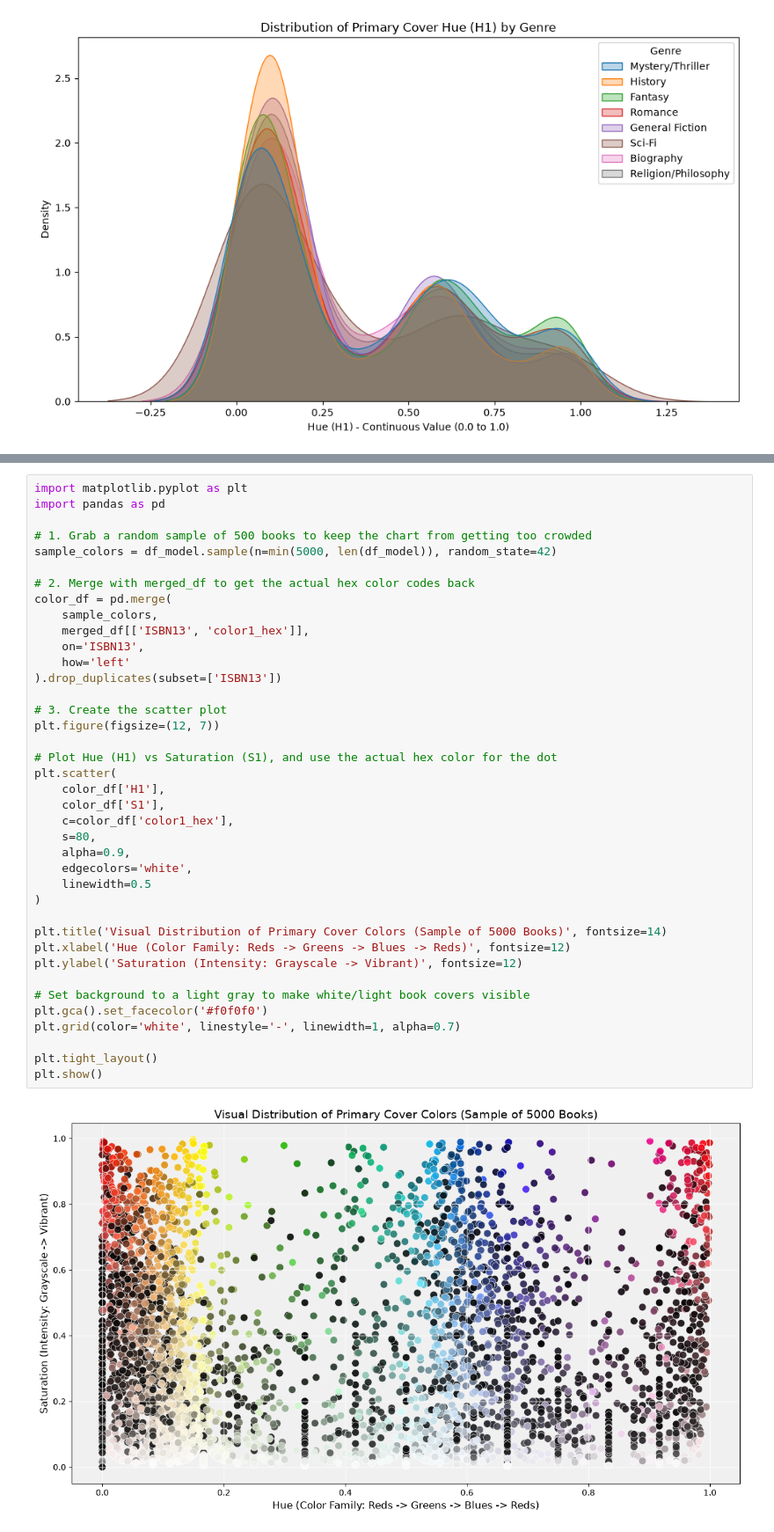
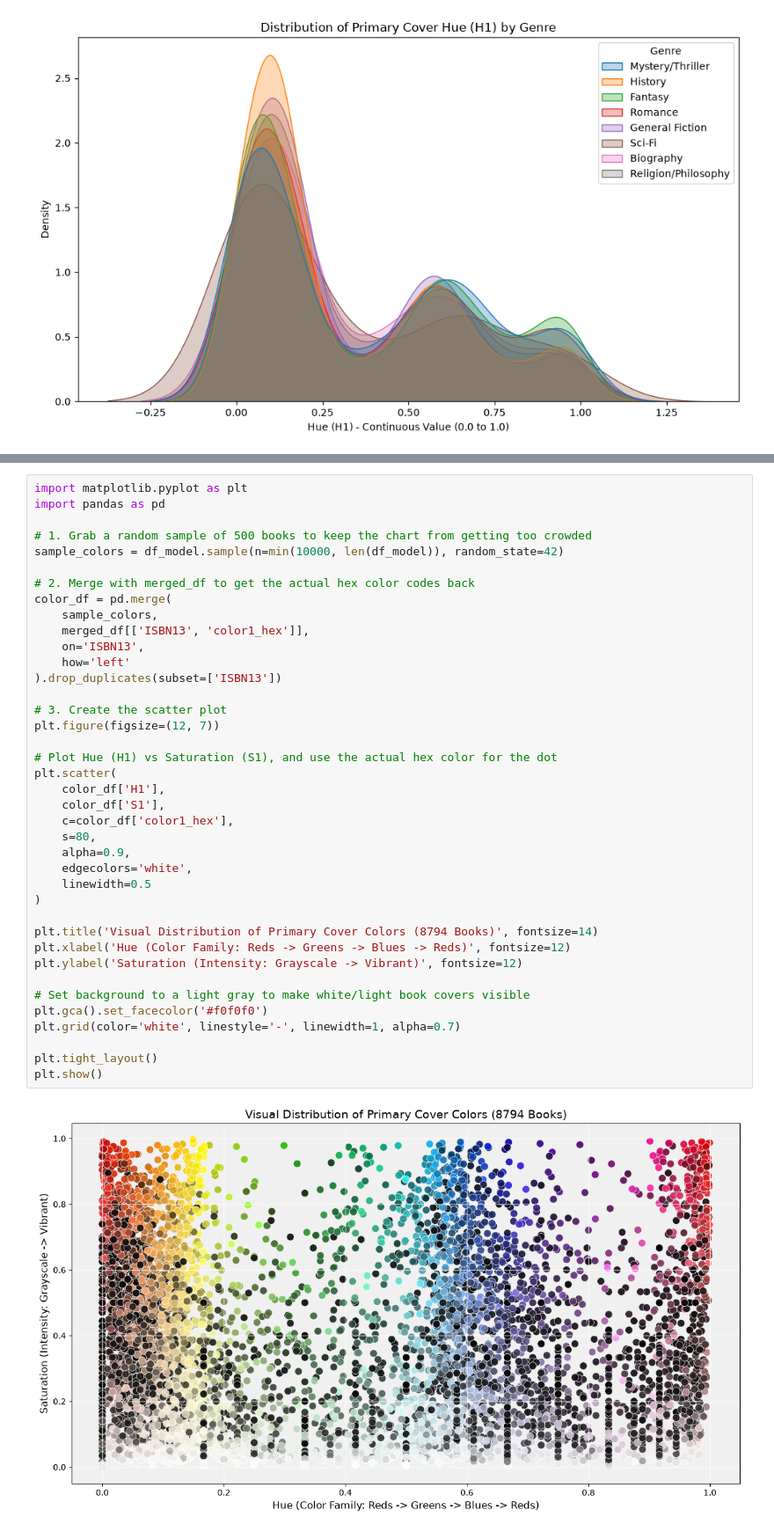
Before and after one commit to Churro1/CS5830_Project5, a Jupyter notebook: Project5.ipynb, the cells around one changed output, grey strips where cells are left out. Shown at 88% size. Drawn from its saved outputs; the diff is of its cells as text.

```diff
--- a/Project5.ipynb
+++ b/Project5.ipynb
@@ -365,39 +365,39 @@ import matplotlib.pyplot as plt
 import pandas as pd
 
 # 1. Grab a random sample of 500 books to keep the chart from getting too crowded
-sample_colors = df_model.sample(n=min(5000, len(df_model)), random_state=42)
+sample_colors = df_model.sample(n=min(10000, len(df_model)), random_state=42)
 
 # 2. Merge with merged_df to get the actual hex color codes back
 color_df = pd.merge(
     sample_colors,
     merged_df[['ISBN13', 'color1_hex']],
     on='ISBN13',
     how='left'
 ).drop_duplicates(subset=['ISBN13'])
 
 # 3. Create the scatter plot
 plt.figure(figsize=(12, 7))
 
 # Plot Hue (H1) vs Saturation (S1), and use the actual hex color for the dot
 plt.scatter(
     color_df['H1'],
     color_df['S1'],
     c=color_df['color1_hex'],
     s=80,
     alpha=0.9,
     edgecolors='white',
     linewidth=0.5
 )
 
-plt.title('Visual Distribution of Primary Cover Colors (Sample of 5000 Books)', fontsize=14)
+plt.title('Visual Distribution of Primary Cover Colors (8794 Books)', fontsize=14)
 plt.xlabel('Hue (Color Family: Reds -> Greens -> Blues -> Reds)', fontsize=12)
 plt.ylabel('Saturation (Intensity: Grayscale -> Vibrant)', fontsize=12)
 
 # Set background to a light gray to make white/light book covers visible
 plt.gca().set_facecolor('#f0f0f0')
 plt.grid(color='white', linestyle='-', linewidth=1, alpha=0.7)
 
 plt.tight_layout()
 plt.show()
 # %% [output]
-[figure, old version]
+[figure, new version]
```
